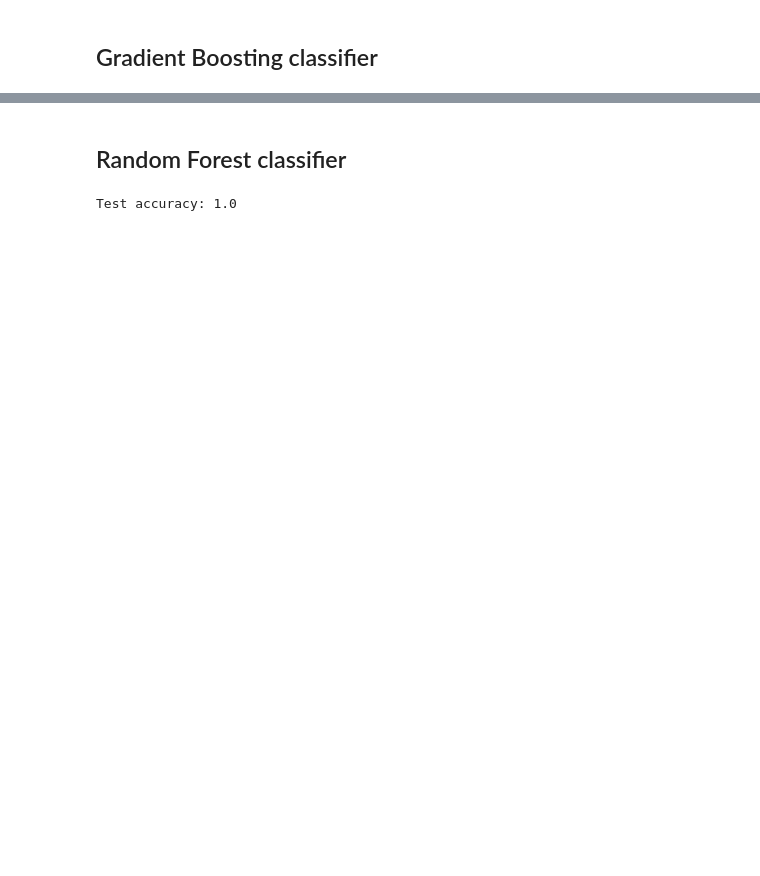
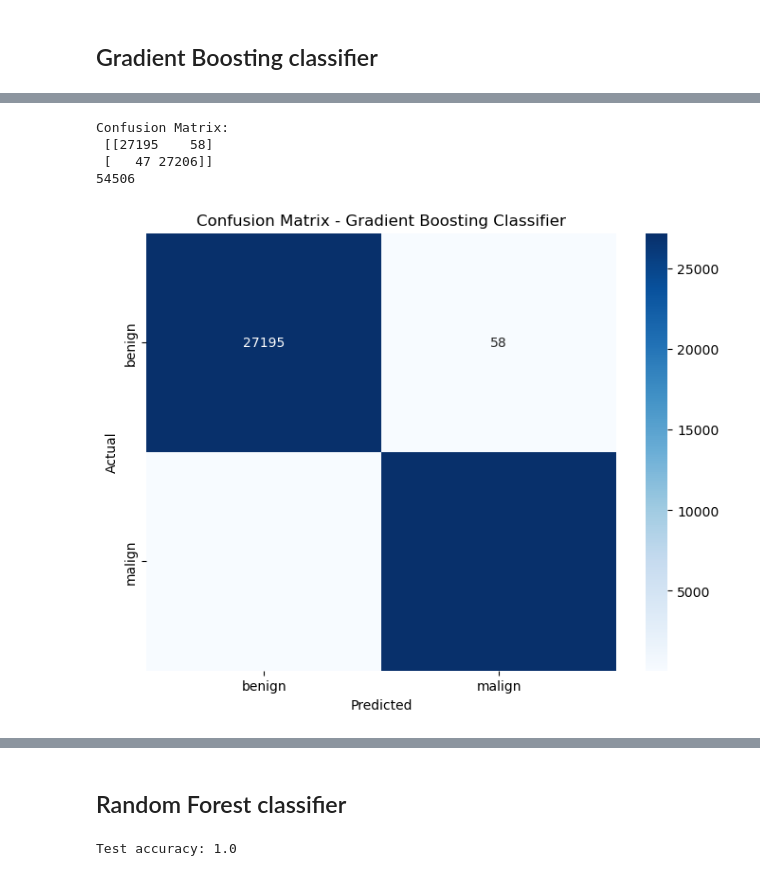
Before and after one commit to tomasmatos2003/URLdetect_TAA, a Jupyter notebook: 02 - Classification.ipynb, the cells around one changed output, grey strips where cells are left out. Cells and saved outputs as stored; diff of their text form; code cells hidden in the pictures; blank space fills up the shorter version.

```diff
--- a/02 - Classification.ipynb
+++ b/02 - Classification.ipynb
@@ -629,0 +722,18 @@ Test accuracy: 0.9982570726158588
+# %%
+cm_gb = confusion_matrix(y_test_encoded, y_pred_gb)
+print("Confusion Matrix:\n", cm_gb)
+print(sum(sum(cm_gb)))
+# Display the confusion matrix
+plt.figure(figsize=(8, 6))
+sns.heatmap(cm_gb, annot=True, fmt='d', cmap='Blues',
+            xticklabels=['benign', 'malign'], yticklabels=['benign', 'malign'])
+plt.xlabel('Predicted')
+plt.ylabel('Actual')
+plt.title('Confusion Matrix - Gradient Boosting Classifier')
+plt.show()
+# %% [output]
+Confusion Matrix:
+ [[27195    58]
+ [   47 27206]]
+54506
+[figure, added]
```
Also changed, not shown: parts of 26 cells of this notebook, 5 other files.
